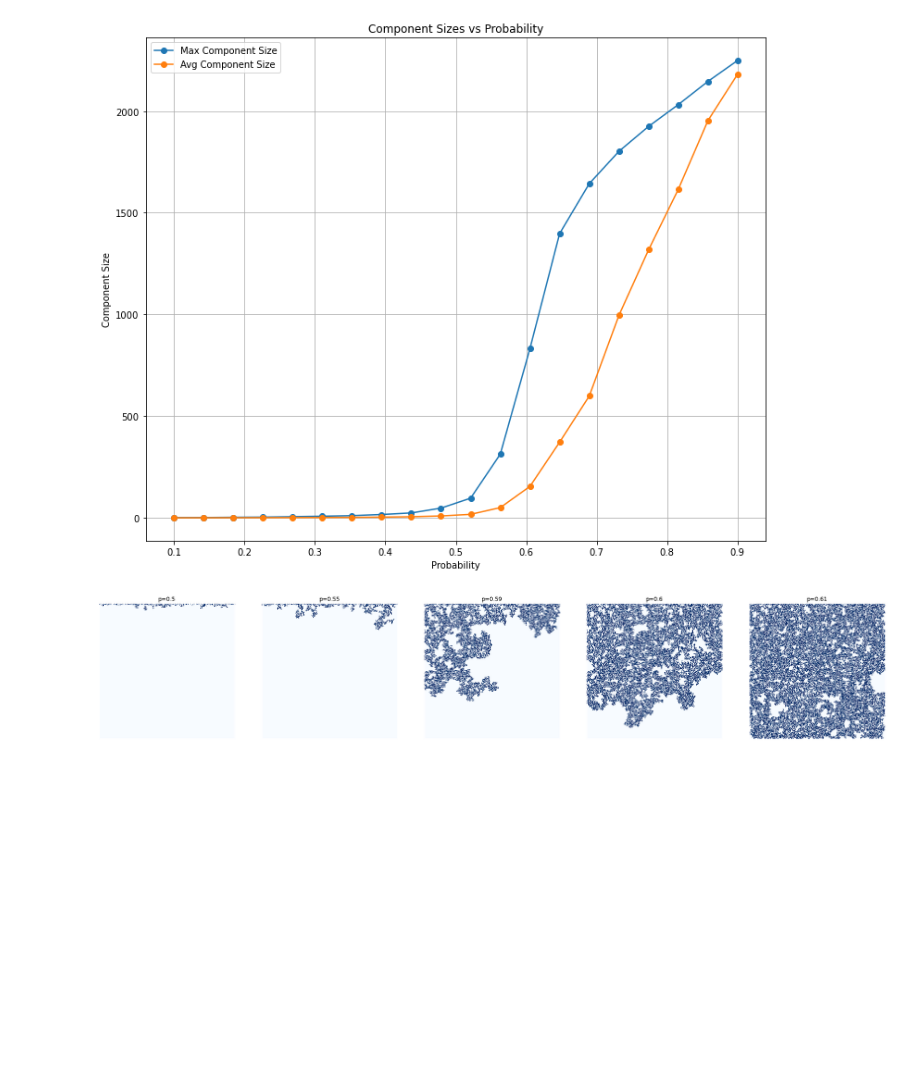
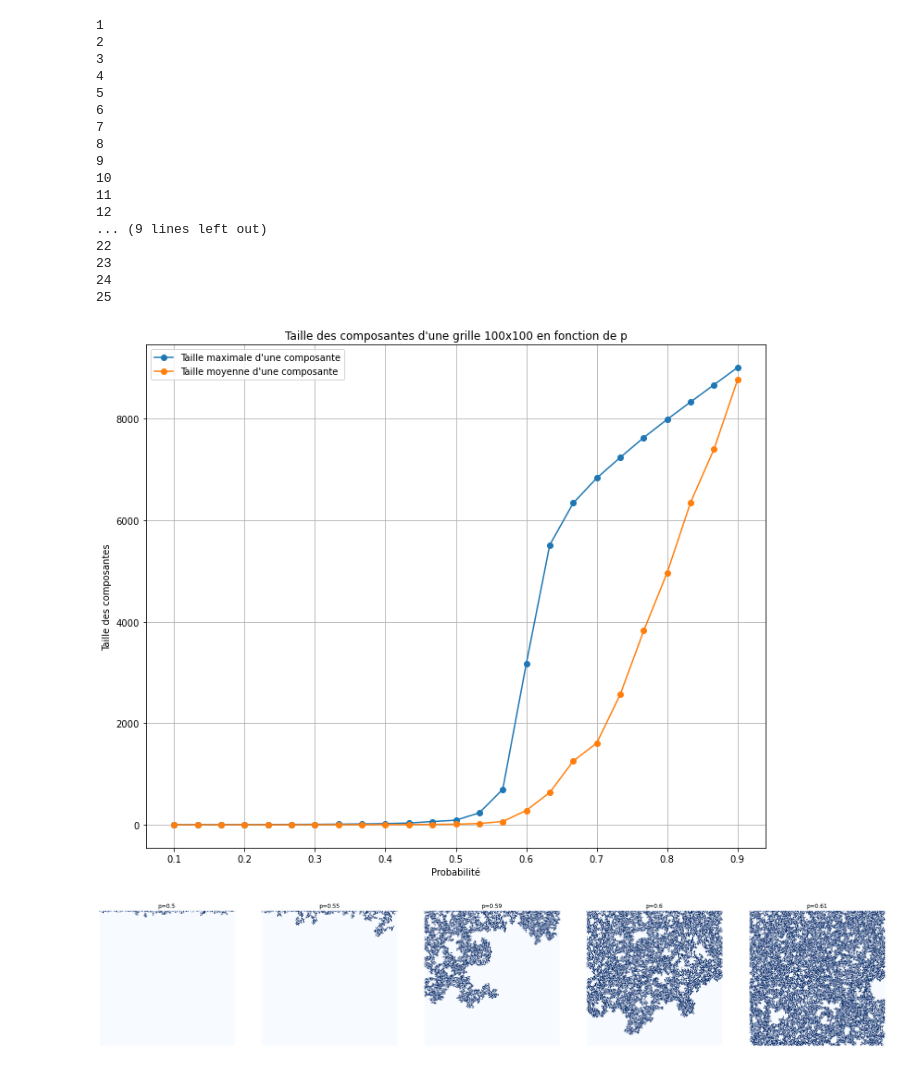
Before and after one commit to Hazdard/Percolation, a Jupyter notebook: percolation.ipynb, the cells around one changed output. Cells and saved outputs as stored; diff of their text form; code cells hidden in the pictures; blank space fills up the shorter version.

```diff
--- a/percolation.ipynb
+++ b/percolation.ipynb
@@ -167,7 +167,7 @@ if __name__ == "__main__":
     probability = 0.61  # Probabilité de présence initiale de liquide
     allow_diagonal = False  # Paramètre pour autoriser le mouvement diagonal
     dependant = False
-    p_prime=0.49
+    p_prime=0.7
     main(height, width, probability, allow_diagonal,dependant,p_prime)
 # %% [output]
 Height Reached: 1000
@@ -234,15 +234,15 @@ def plot_depth_vs_probability(height, width, probabilities, num_simulations=100,
 
     plt.figure(figsize=(12, 10))  # Définir la taille du graphique
     plt.plot(probabilities, max_depths, marker='o')
-    plt.xlabel('Probability')
-    plt.ylabel('Max Depth Reached')
-    plt.title('Max Depth vs Probability')
+    plt.xlabel('Probabilité d\'ouverture')
+    plt.ylabel('Profondeur maximale atteinte')
+    plt.title('Évolution de la profondeur maximale sur des grilles 100x100 en fonction de p')
     plt.grid(True)
     plt.show()
 
 # Exemple d'utilisation :
-height = 50  # Hauteur de la grille
-width = 50   # Largeur de la grille
+height = 100  # Hauteur de la grille
+width = 100   # Largeur de la grille
 probabilities = np.linspace(0.1, 0.9, 20)  # Probabilités à tester
 plot_depth_vs_probability(height, width, probabilities)
 # %% [output]
@@ -253,43 +273,59 @@ def plot_component_sizes_vs_probability(height, width, probabilities, num_simula
     Trace la taille de la plus grande composante connexe et la taille moyenne d'une composante connexe
     en fonction de la probabilité.
     """
     max_component_sizes = []
     avg_component_sizes = []
 
     for probability in probabilities:
         max_size_sum = 0
         avg_size_sum = 0
-
         for _ in range(num_simulations):
             grid = create_grid(height, width, probability)
             filled_cells, _ = simulate_liquid_flow(grid, allow_diagonal)
             max_component_size, avg_component_size = find_connected_components(filled_cells)
             max_size_sum += max_component_size
             avg_size_sum += avg_component_size
 
         max_component_avg = max_size_sum / num_simulations
         avg_component_avg = avg_size_sum / num_simulations
 
         max_component_sizes.append(max_component_avg)
         avg_component_sizes.append(avg_component_avg)
 
     plt.figure(figsize=(12, 10))  # Définir la taille du graphique
-    plt.plot(probabilities, max_component_sizes, marker='o', label='Max Component Size')
-    plt.plot(probabilities, avg_component_sizes, marker='o', label='Avg Component Size')
-    plt.xlabel('Probability')
-    plt.ylabel('Component Size')
-    plt.title('Component Sizes vs Probability')
+    plt.plot(probabilities, max_component_sizes, marker='o', label='Taille maximale d\'une composante')
+    plt.plot(probabilities, avg_component_sizes, marker='o', label='Taille moyenne d\'une composante')
+    plt.xlabel('Probabilité')
+    plt.ylabel('Taille des composantes')
+    plt.title('Taille des composantes d\'une grille 100x100 en fonction de p')
     plt.grid(True)
     plt.legend()
     plt.show()
 
 # Exemple d'utilisation :
-height = 50  # Hauteur de la grille
-width = 50   # Largeur de la grille
-probabilities = np.linspace(0.1, 0.9, 20)  # Probabilités à tester
+height = 100  # Hauteur de la grille
+width = 100   # Largeur de la grille
+probabilities = np.linspace(0.1, 0.9, 25)  # Probabilités à tester
 plot_component_sizes_vs_probability(height, width, probabilities)
 # %% [output]
+1
+2
+3
+4
+5
+6
+7
+8
+9
+10
+11
+12
+... (9 lines left out)
+22
+23
+24
+25
-[figure, old version]
+[figure, new version]
 # %%
 def evolve_graph(g1, p):
     """
```
Also changed, not shown: parts of 3 cells of this notebook, 7 other files.
